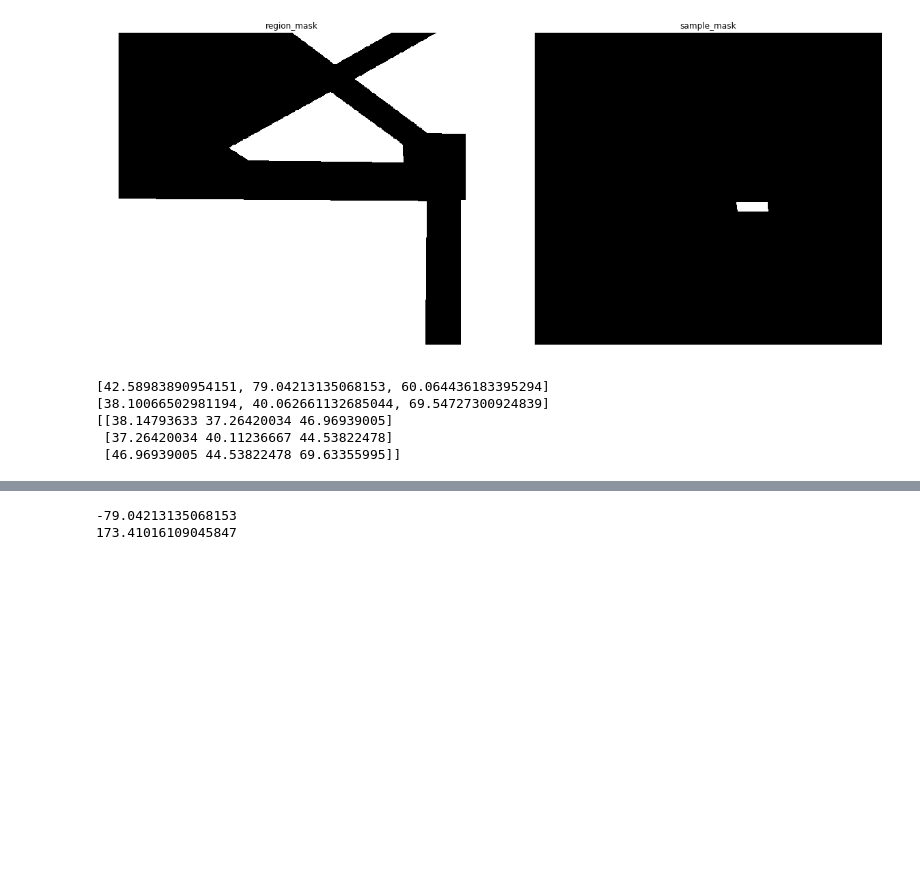
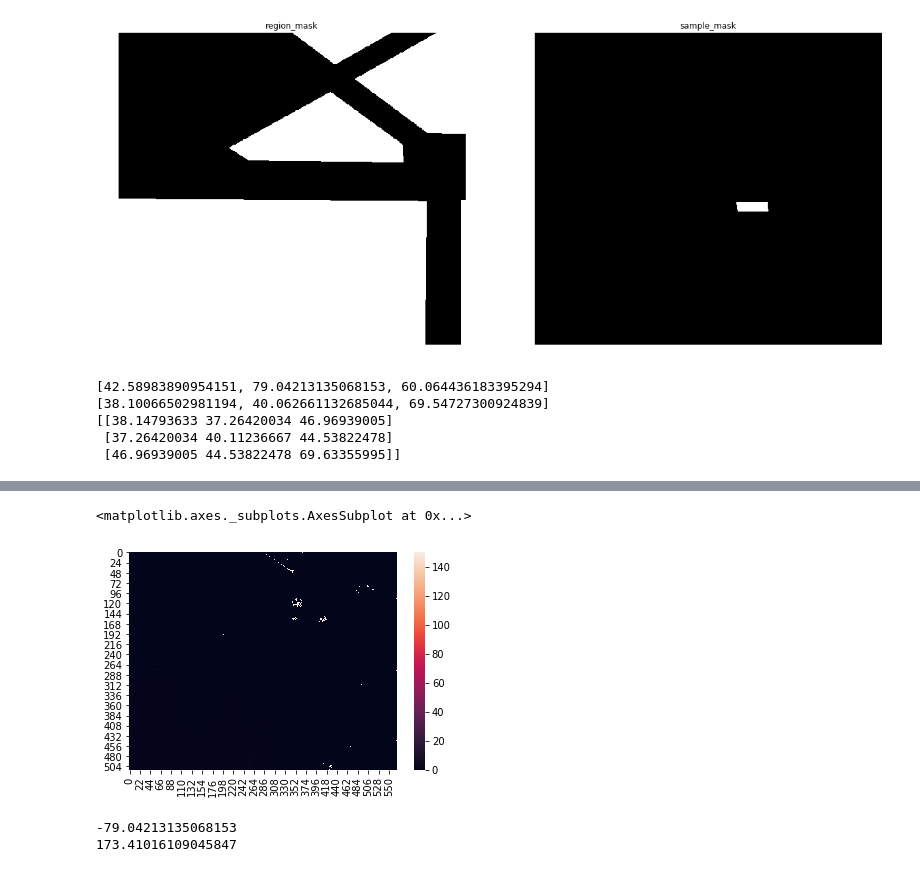
Before and after one commit to alexanderfache6/dronezz, a Jupyter notebook: code/alex_anomaly_detection.ipynb, the cells around one changed output, grey strips where cells are left out. Cells and saved outputs as stored; diff of their text form; code cells hidden in the pictures; blank space fills up the shorter version.

```diff
--- a/code/alex_anomaly_detection.ipynb
+++ b/code/alex_anomaly_detection.ipynb
@@ -95,3 +110,10 @@ arr.shape: (495550464,)
+# %%
+import seaborn as sb
+
+sb.heatmap(heatmap)
+# %% [output]
+<matplotlib.axes._subplots.AxesSubplot at 0x...>
+[figure, added]
 # %%
 print(np.min(px_diff))
 print(np.max(px_diff))
```
Also changed, not shown: parts of 3 cells of this notebook, 16 other files.
